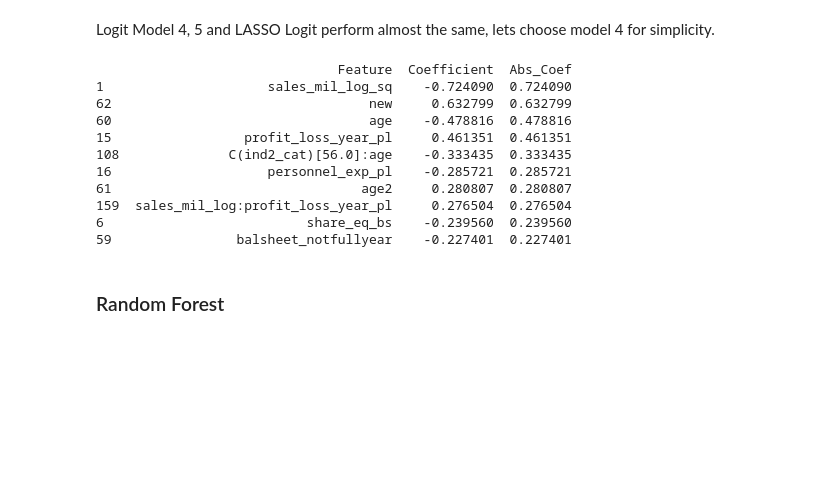
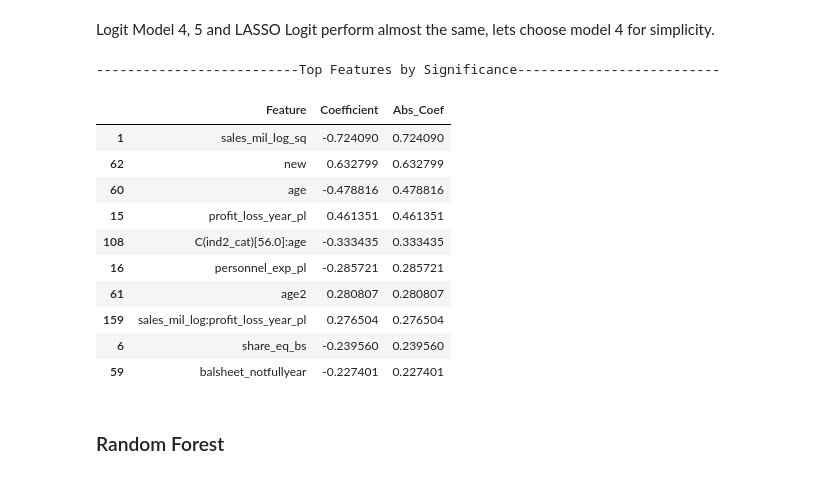
Before and after one commit to 4mbrus/Data-Analysis-3, a Jupyter notebook: Assignment 2/assignment_2.ipynb, the cells around one changed output. Cells and saved outputs as stored; diff of their text form; code cells hidden in the pictures; blank space fills up the shorter version.

```diff
--- a/Assignment 2/assignment_2.ipynb
+++ b/Assignment 2/assignment_2.ipynb
@@ -432,39 +445,38 @@ lasso_summary_table
 # %% [markdown]
 Logit Model 4, 5 and LASSO Logit perform almost the same, lets choose model 4 for simplicity.
 # %%
-#Keep this in the code for demonstration:)
-
 # Access the fitted model step from your pipeline
 model_step = lasso_rmse_pipe.named_steps['lasso']
 
 # Extract coefficients
 # .coef_ is a list of lists. We grab the first one [0].
 coefs = model_internal.coef_[0]
 
 # We use abs() to find the strongest drivers regardless of + or - direction
 feature_importance = pd.DataFrame({
     'Feature': X_train_lasso.columns,
     'Coefficient': coefs,
     'Abs_Coef': np.abs(coefs)
 })
 
 # Sort by the biggest impact
-top_suspects = feature_importance.sort_values(by='Abs_Coef', ascending=False).head(10)
+top_features = feature_importance.sort_values(by='Abs_Coef', ascending=False).head(10)
 
- # Data leak found: d1 values
-print(top_suspects)
+print("--------------------------Top Features by Significance--------------------------")
+display(top_features)
 # %% [output]
-                               Feature  Coefficient  Abs_Coef
-1                     sales_mil_log_sq    -0.724090  0.724090
-62                                 new     0.632799  0.632799
-60                                 age    -0.478816  0.478816
-15                 profit_loss_year_pl     0.461351  0.461351
-108              C(ind2_cat)[56.0]:age    -0.333435  0.333435
-16                    personnel_exp_pl    -0.285721  0.285721
-61                                age2     0.280807  0.280807
-159  sales_mil_log:profit_loss_year_pl     0.276504  0.276504
-6                          share_eq_bs    -0.239560  0.239560
-59                balsheet_notfullyear    -0.227401  0.227401
+--------------------------Top Features by Significance--------------------------
+|  | Feature | Coefficient | Abs_Coef |
+| 1 | sales_mil_log_sq | -0.724090 | 0.724090 |
+| 62 | new | 0.632799 | 0.632799 |
+| 60 | age | -0.478816 | 0.478816 |
+| 15 | profit_loss_year_pl | 0.461351 | 0.461351 |
+| 108 | C(ind2_cat)[56.0]:age | -0.333435 | 0.333435 |
+| 16 | personnel_exp_pl | -0.285721 | 0.285721 |
+| 61 | age2 | 0.280807 | 0.280807 |
+| 159 | sales_mil_log:profit_loss_year_pl | 0.276504 | 0.276504 |
+| 6 | share_eq_bs | -0.239560 | 0.239560 |
+| 59 | balsheet_notfullyear | -0.227401 | 0.227401 |
 # %% [markdown]
 ### Random Forest
 # %%
```
Also changed, not shown: parts of 6 cells of this notebook.
